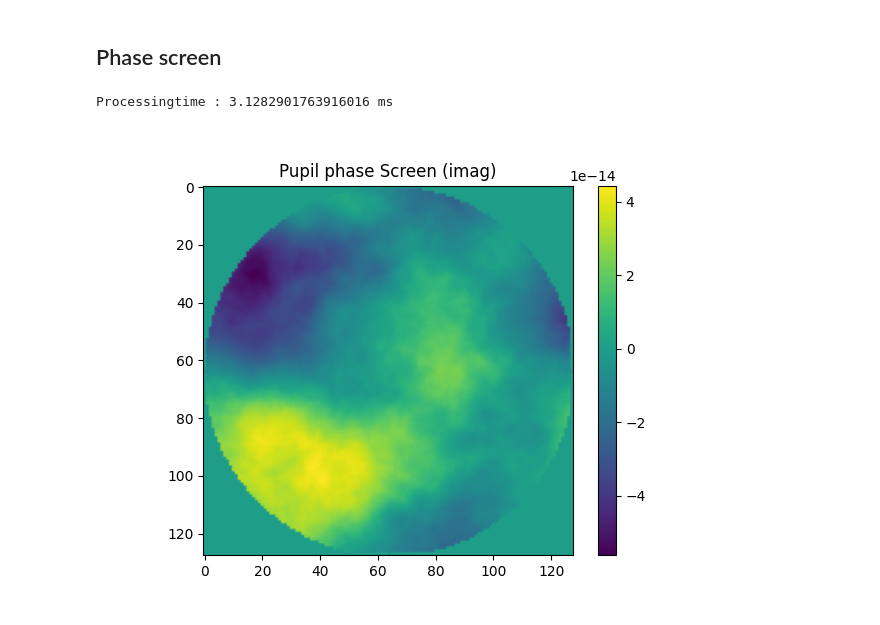
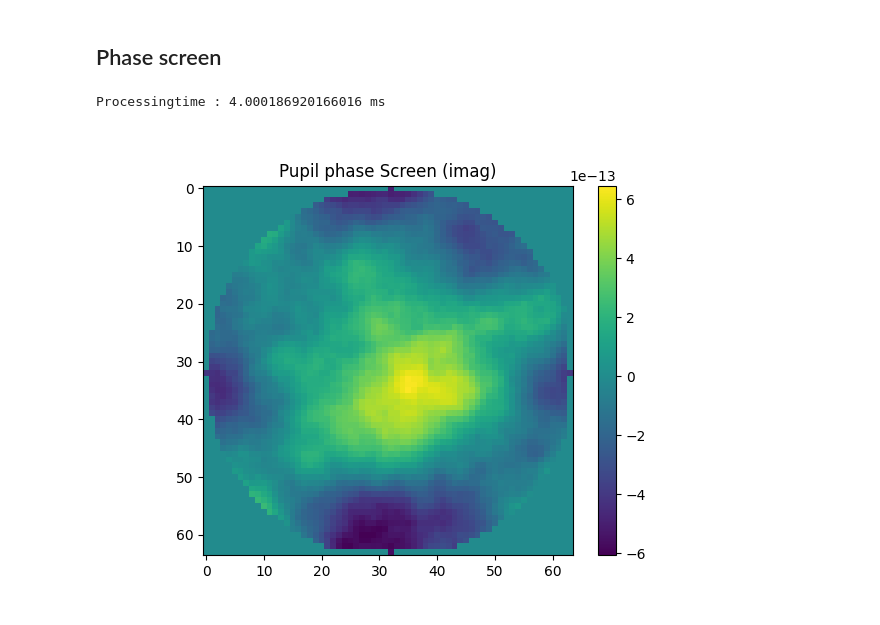
Before and after one commit to HumbertDominique/OWS, a Jupyter notebook: temp.ipynb, the cells around one changed output. Drawn from its saved outputs; the diff is of its cells as text; code cells hidden in the pictures.

```diff
--- a/temp.ipynb
+++ b/temp.ipynb
@@ -14,7 +14,7 @@ asec2rad = 1/rad2asec
 ## PSD
 Power spectrum density
 # %%
-dimmat = "a"   # Matrix size
+dimmat = 64   # Matrix size
 r0 = .1
 L0 = -1
 
@@ -83,41 +138,34 @@ def phase_screen(dimmat, PSD, dxp, SEED = None, PUPIL = True):
     apsf = np.fft.ifft2((MASK*np.exp(phase_screen)))/Sp
     psf = np.abs(apsf)**2
     phase_screen -= np.mean(-1j*phase_screen) # remove piston?
-    plt.close(2)
-    plt.figure(2)
-    plt.imshow(np.abs(psf))
-    plt.colorbar()
-    plt.show()
-
-
     return phase_screen
 
 # ;INSTANTANEOUS PSF [OPTION]
 #   if size(pupil,/type) ne 0 then begin
 #     tmp2 = pupil*tmp2
 #     tmp2[where(pupil ne 0)] = tmp2[where(pupil ne 0)]-mean(tmp2[where(pupil ne 0)])
 #     Sp = total(pupil)*DXP^2
 #     apsf = MATHFT(pupil*exp(-dcomplex(0,1)*tmp2),dx = DXP,ic = DIMMAT/2,jc = DIMMAT/2)/Sp
 #     psf = abs(apsf)^2
 #     if n_params() eq 5 then dxf = DFP*1e-6*LAMBDA/!dpi*180*3600
 #   endif
 
 start = time.time()
 
 phase_screen = phase_screen(dimmat, PSD, dxp, SEED, PUPIL = True)
 
 end = time.time()
 
 
 print("Processingtime :",
       (end-start) * 10**3, "ms")
 
 plt.close(3)
 plt.figure(3)
 plt.imshow(np.imag(phase_screen))
 plt.title("Pupil phase Screen (imag)")
 plt.colorbar()
 plt.show()
 # %% [output]
-Processingtime : 3.1282901763916016 ms
+Processingtime : 4.000186920166016 ms
-[figure, old version]
+[figure, new version]
```
Also changed, not shown: parts of 3 cells of this notebook, 1 other file.
